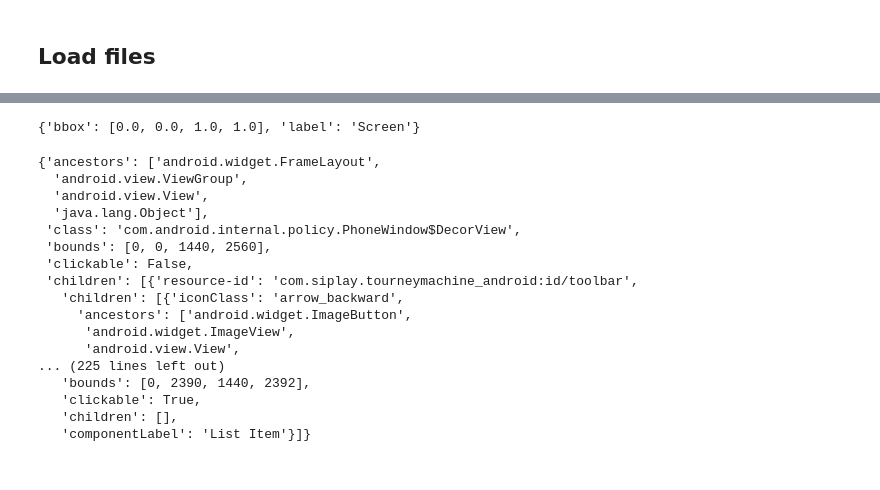
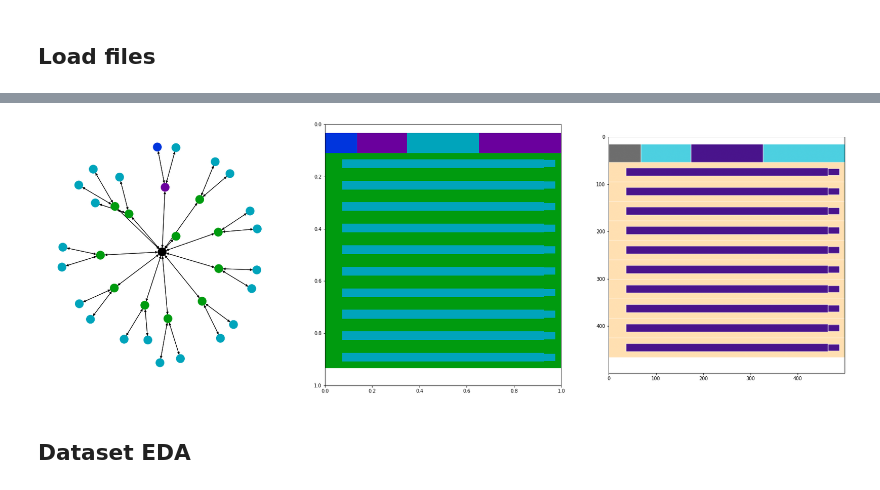
Before and after one commit to SSamDav/Layout-GNN, a Jupyter notebook: notebooks/0_dataset_eda.ipynb, the cells around one changed output, grey strips where cells are left out. Drawn from its saved outputs; the diff is of its cells as text; code cells hidden in the pictures.

Commit message:
Analysing the dataset

```diff
--- a/notebooks/0_dataset_eda.ipynb
+++ b/notebooks/0_dataset_eda.ipynb
@@ -31,21 +31,3 @@ with zipfile.ZipFile(DATA_PATH / 'semantic_annotations.zip', 'r') as zip_ref:
     zip_ref.extractall(DATA_PATH)
 # %% [markdown]
 ## Load files
-# %%
-class RICOSemanticAnnotationsDataset(Dataset):
-    def __init__(self, root_dir: Path, transform=None):
-
-        self.files = list((root_dir / 'semantic_annotations').glob('*.json'))
-        self.root_dir = root_dir
-
-    def __len__(self):
-        return len(self.files)
-
-    def __getitem__(self, idx):
-
-        with open(self.files[idx], 'r') as fp:
-            json_file = json.load(fp)
-
-        image = io.imread(self.files[idx].with_suffix('.png'))[:,: , :3] # Removing the Alpha channel
-
-        return {'data': json_file, 'image': image}
@@ -108,2 +34,9 @@ def add_networkx(sample):
+# %%
+transformations = transforms.Compose([
+    process_data,
+    normalize_bboxes,
+    add_networkx,
+    RescaleImage(500, 500)
+])
 # %%
-rico_dataset = RICOSemanticAnnotationsDataset(root_dir=DATA_PATH)
+rico_dataset = RICOSemanticAnnotationsDataset(root_dir=DATA_PATH, transform=transformations)
@@ -112,4 +45,5 @@ datapoint = add_networkx(normalize_bboxes(process_data(rico_dataset[0])))
 # %%
+datapoint = rico_dataset[0]
 color_node_map, color_label_map = [], {}
 for node, data in datapoint['graph'].nodes(data=True):
     if data['label'] not in color_label_map:
@@ -137,24 +52,0 @@ nx.draw(datapoint['graph'], node_color=color_node_map, ax=axes[0])
-# %%
-datapoint['graph'].nodes[1]
-# %% [output]
-{'bbox': [0.0, 0.0, 1.0, 1.0], 'label': 'Screen'}
-# %%
-rico_dataset[0]['data']
-# %% [output]
-{'ancestors': ['android.widget.FrameLayout',
-  'android.view.ViewGroup',
-  'android.view.View',
-  'java.lang.Object'],
- 'class': 'com.android.internal.policy.PhoneWindow$DecorView',
- 'bounds': [0, 0, 1440, 2560],
- 'clickable': False,
- 'children': [{'resource-id': 'com.siplay.tourneymachine_android:id/toolbar',
-   'children': [{'iconClass': 'arrow_backward',
-     'ancestors': ['android.widget.ImageButton',
-      'android.widget.ImageView',
-      'android.view.View',
-... (225 lines left out)
-   'bounds': [0, 2390, 1440, 2392],
-   'clickable': True,
-   'children': [],
-   'componentLabel': 'List Item'}]}
@@ -162,0 +53,6 @@ rico_dataset[0].meta
+# %%
+fig = plot_datapoint(datapoint, color_label_map, color_node_map)
+# %% [output]
+[figure, added]
+# %% [markdown]
+## Dataset EDA
```
Also changed, not shown: parts of 13 cells of this notebook, 3 other files.
